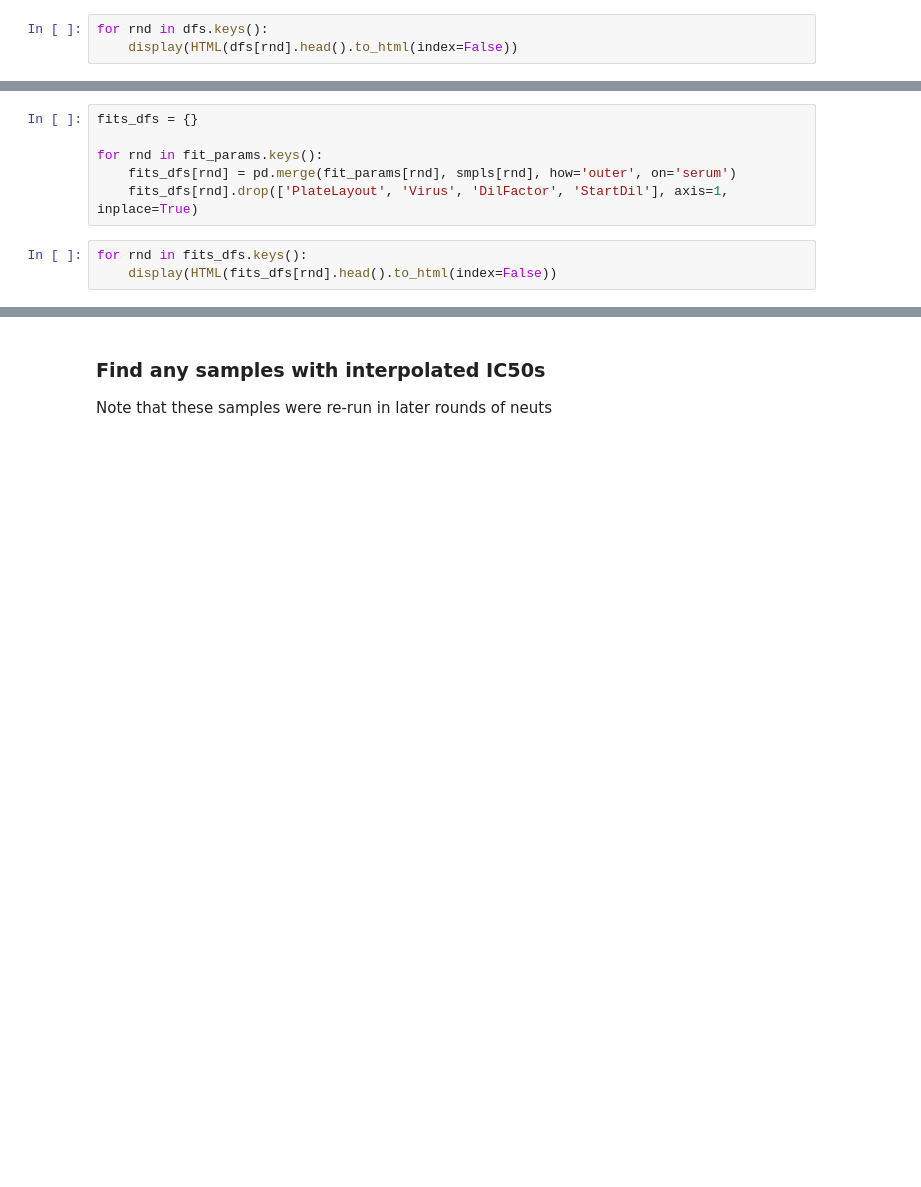
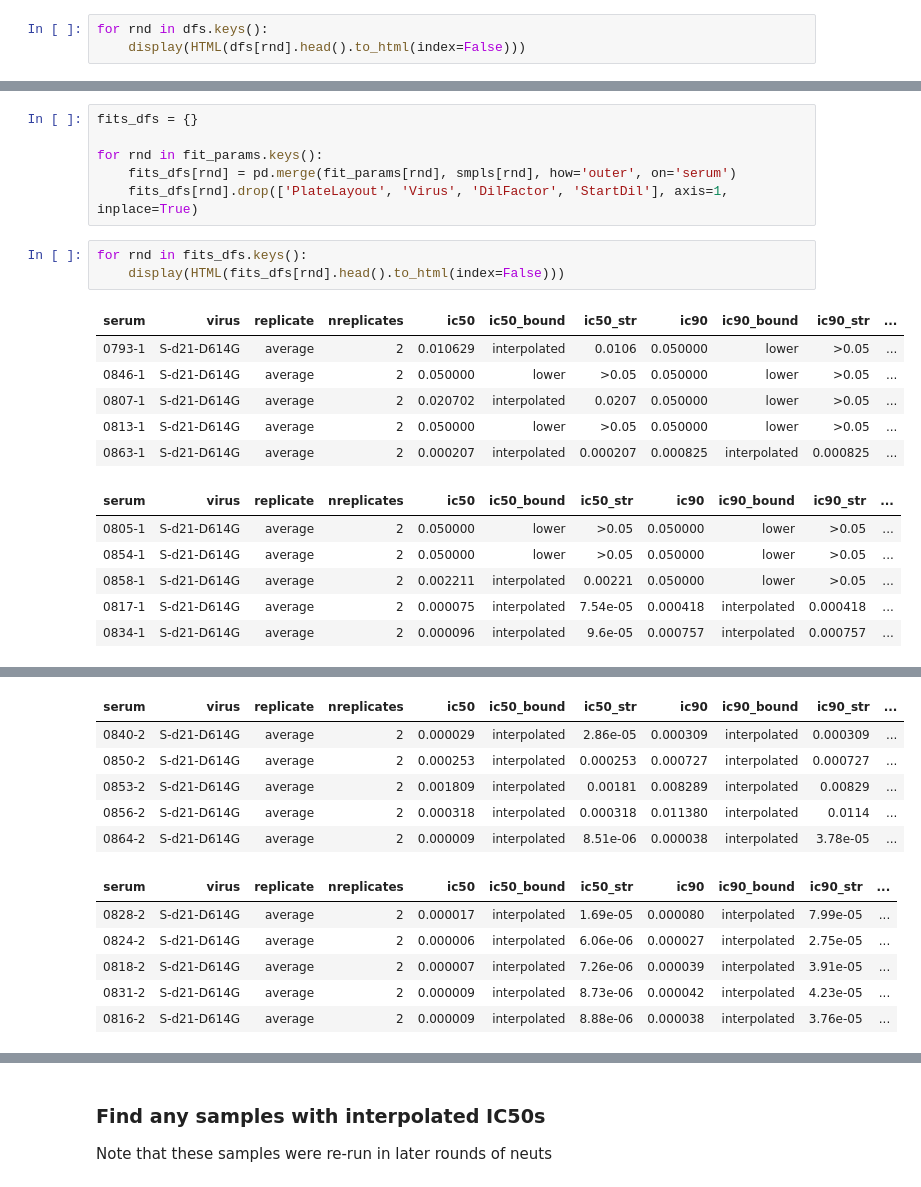
Before and after one commit to jbloomlab/RBD_nanoparticle_vaccine, a Jupyter notebook: MouseNeuts.ipynb, the cells around one changed output, grey strips where cells are left out. Drawn from its saved outputs; the diff is of its cells as text; blank space fills up the shorter version.

```diff
--- a/MouseNeuts.ipynb
+++ b/MouseNeuts.ipynb
@@ -53,4 +127,4 @@ for rnd in fidfs.keys():
     dfs[rnd] = fidfs[rnd].merge(smpls[rnd], how='outer', on='serum').drop(['Virus', 'PlateLayout', 'StartDil', 'DilFactor'], axis=1)
 # %%
 for rnd in dfs.keys():
-    display(HTML(dfs[rnd].head().to_html(index=False))
+    display(HTML(dfs[rnd].head().to_html(index=False)))
@@ -92,4 +256,17 @@ for rnd in fit_params.keys():
     fits_dfs[rnd].drop(['PlateLayout', 'Virus', 'DilFactor', 'StartDil'], axis=1, inplace=True)
 # %%
 for rnd in fits_dfs.keys():
-    display(HTML(fits_dfs[rnd].head().to_html(index=False))
+    display(HTML(fits_dfs[rnd].head().to_html(index=False)))
+# %% [output]
+| serum | virus | replicate | nreplicates | ic50 | ic50_bound | ic50_str | ic90 | ic90_bound | ic90_str | ... |
+| 0793-1 | S-d21-D614G | average | 2 | 0.010629 | interpolated | 0.0106 | 0.050000 | lower | >0.05 | ... |
+| 0846-1 | S-d21-D614G | average | 2 | 0.050000 | lower | >0.05 | 0.050000 | lower | >0.05 | ... |
+| 0807-1 | S-d21-D614G | average | 2 | 0.020702 | interpolated | 0.0207 | 0.050000 | lower | >0.05 | ... |
+| 0813-1 | S-d21-D614G | average | 2 | 0.050000 | lower | >0.05 | 0.050000 | lower | >0.05 | ... |
+| 0863-1 | S-d21-D614G | average | 2 | 0.000207 | interpolated | 0.000207 | 0.000825 | interpolated | 0.000825 | ... |
+| serum | virus | replicate | nreplicates | ic50 | ic50_bound | ic50_str | ic90 | ic90_bound | ic90_str | ... |
+| 0805-1 | S-d21-D614G | average | 2 | 0.050000 | lower | >0.05 | 0.050000 | lower | >0.05 | ... |
+| 0854-1 | S-d21-D614G | average | 2 | 0.050000 | lower | >0.05 | 0.050000 | lower | >0.05 | ... |
+| 0858-1 | S-d21-D614G | average | 2 | 0.002211 | interpolated | 0.00221 | 0.050000 | lower | >0.05 | ... |
+| 0817-1 | S-d21-D614G | average | 2 | 0.000075 | interpolated | 7.54e-05 | 0.000418 | interpolated | 0.000418 | ... |
+| 0834-1 | S-d21-D614G | average | 2 | 0.000096 | interpolated | 9.6e-05 | 0.000757 | interpolated | 0.000757 | ... |
@@ -95,0 +279,12 @@ for rnd in fits_dfs.keys():
+| serum | virus | replicate | nreplicates | ic50 | ic50_bound | ic50_str | ic90 | ic90_bound | ic90_str | ... |
+| 0840-2 | S-d21-D614G | average | 2 | 0.000029 | interpolated | 2.86e-05 | 0.000309 | interpolated | 0.000309 | ... |
+| 0850-2 | S-d21-D614G | average | 2 | 0.000253 | interpolated | 0.000253 | 0.000727 | interpolated | 0.000727 | ... |
+| 0853-2 | S-d21-D614G | average | 2 | 0.001809 | interpolated | 0.00181 | 0.008289 | interpolated | 0.00829 | ... |
+| 0856-2 | S-d21-D614G | average | 2 | 0.000318 | interpolated | 0.000318 | 0.011380 | interpolated | 0.0114 | ... |
+| 0864-2 | S-d21-D614G | average | 2 | 0.000009 | interpolated | 8.51e-06 | 0.000038 | interpolated | 3.78e-05 | ... |
+| serum | virus | replicate | nreplicates | ic50 | ic50_bound | ic50_str | ic90 | ic90_bound | ic90_str | ... |
+| 0828-2 | S-d21-D614G | average | 2 | 0.000017 | interpolated | 1.69e-05 | 0.000080 | interpolated | 7.99e-05 | ... |
+| 0824-2 | S-d21-D614G | average | 2 | 0.000006 | interpolated | 6.06e-06 | 0.000027 | interpolated | 2.75e-05 | ... |
+| 0818-2 | S-d21-D614G | average | 2 | 0.000007 | interpolated | 7.26e-06 | 0.000039 | interpolated | 3.91e-05 | ... |
+| 0831-2 | S-d21-D614G | average | 2 | 0.000009 | interpolated | 8.73e-06 | 0.000042 | interpolated | 4.23e-05 | ... |
+| 0816-2 | S-d21-D614G | average | 2 | 0.000009 | interpolated | 8.88e-06 | 0.000038 | interpolated | 3.76e-05 | ... |
```
Also changed, not shown: parts of 23 cells of this notebook, 3 other files.
